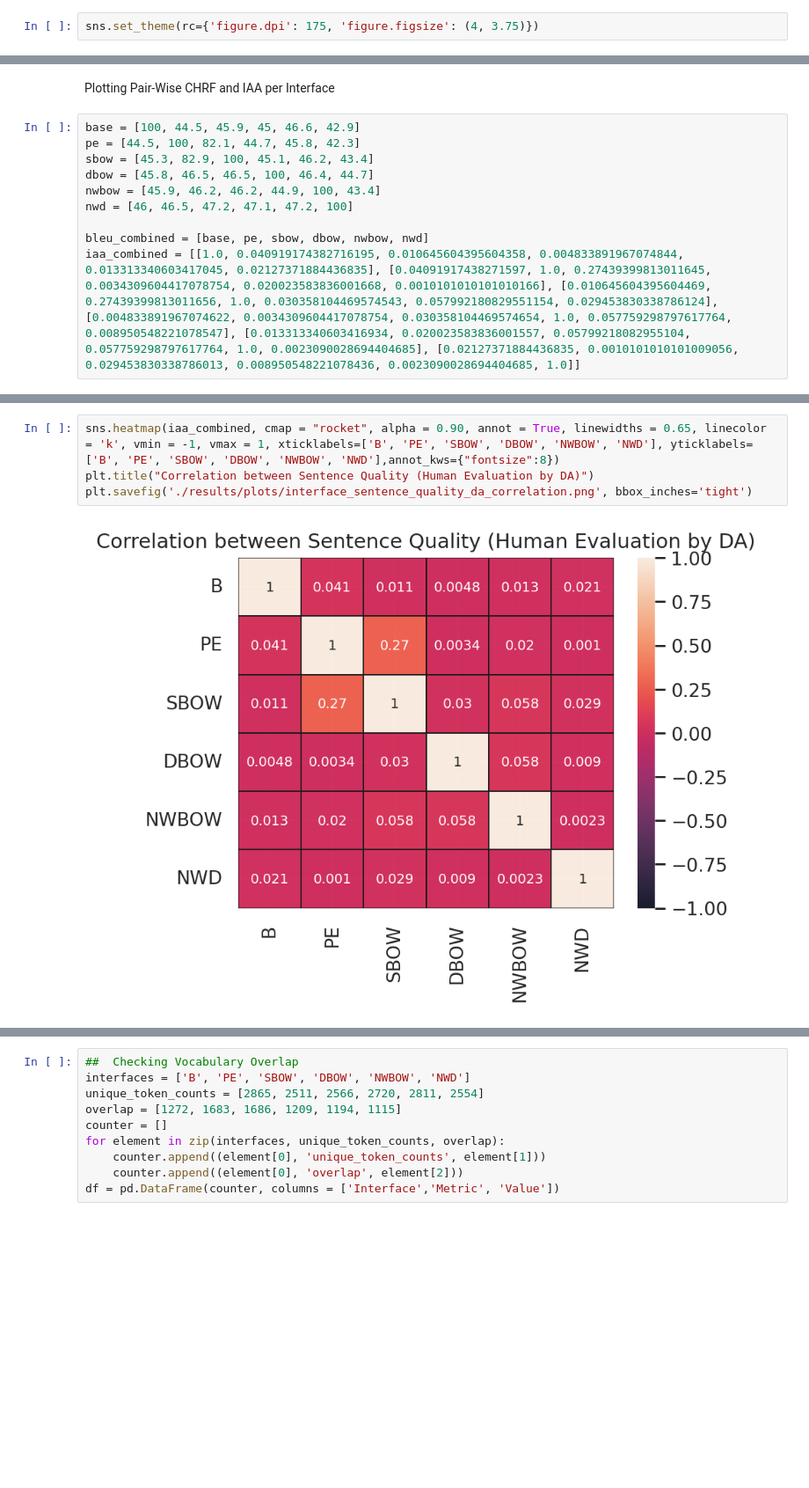
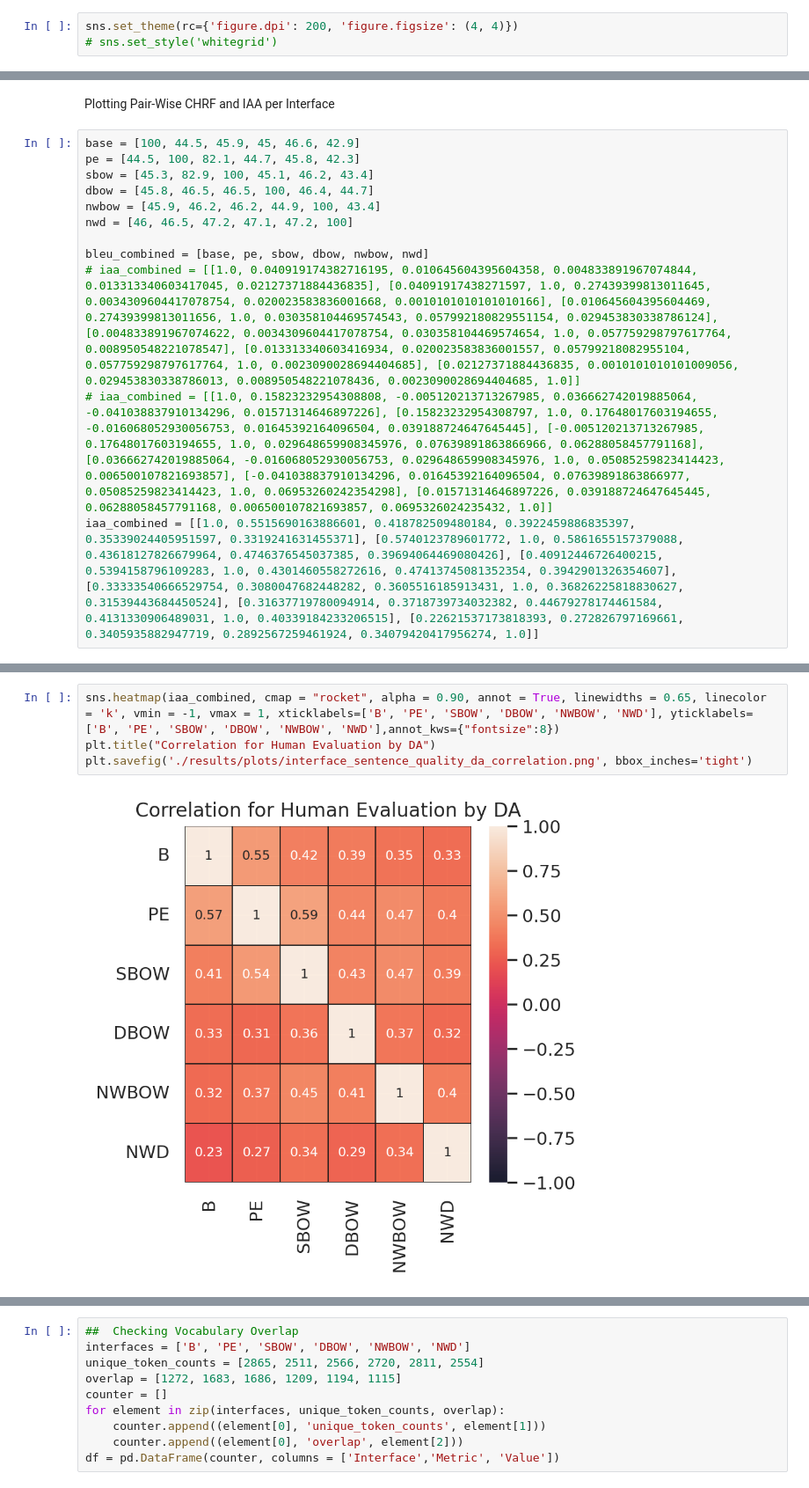
Before and after one commit to microsoft/INMT-lite, a Jupyter notebook: user-study/scripts/visualize.ipynb, the cells around one changed output, grey strips where cells are left out. Shown at 88% size. Drawn from its saved outputs; the diff is of its cells as text; blank space fills up the shorter version.

```diff
--- a/user-study/scripts/visualize.ipynb
+++ b/user-study/scripts/visualize.ipynb
@@ -13,7 +13,8 @@ with open('./results/analysis_stats.json','r') as file:
 # %% [output]
 [{'B': ['Avg STD', 2.2966507177033493]}, {'PE': ['Avg STD', 2.3444976076555024]}, {'SBOW': ['Avg STD', 3.5526315789473686]}, {'DBOW': ['Avg STD', 6.471291866028708]}, {'NWD': ['Avg STD', 5.49043062200 ...
 # %%
-sns.set_theme(rc={'figure.dpi': 175, 'figure.figsize': (4, 3.75)})
+sns.set_theme(rc={'figure.dpi': 200, 'figure.figsize': (4, 4)})
+# sns.set_style('whitegrid')
 # %%
 rows = []
 tapped_rows = []
@@ -152,4 +153,6 @@ nwbow = [45.9, 46.2, 46.2, 44.9, 100, 43.4]
 nwd = [46, 46.5, 47.2, 47.1, 47.2, 100]
 
 bleu_combined = [base, pe, sbow, dbow, nwbow, nwd]
-iaa_combined = [[1.0, 0.040919174382716195, 0.010645604395604358, 0.004833891967074844, 0.013313340603417045, 0.02127371884436835], [0.04091917438271597, 1.0, 0.27439399813011645, 0.0034309604417078754, 0.020023583836001668, 0.0010101010101010166], [0.010645604395604469, 0.27439399813011656, 1.0, 0.030358104469574543, 0.057992180829551154, 0.029453830338786124], [0.004833891967074622, 0.0034309604417078754, 0.030358104469574654, 1.0, 0.057759298797617764, 0.008950548221078547], [0.013313340603416934, 0.020023583836001557, 0.05799218082955104, 0.057759298797617764, 1.0, 0.0023090028694404685], [0.02127371884436835, 0.0010101010101009056, 0.029453830338786013, 0.008950548221078436, 0.0023090028694404685, 1.0]]
+# iaa_combined = [[1.0, 0.040919174382716195, 0.010645604395604358, 0.004833891967074844, 0.013313340603417045, 0.02127371884436835], [0.04091917438271597, 1.0, 0.27439399813011645, 0.0034309604417078754, 0.020023583836001668, 0.0010101010101010166], [0.010645604395604469, 0.27439399813011656, 1.0, 0.030358104469574543, 0.057992180829551154, 0.029453830338786124], [0.004833891967074622, 0.0034309604417078754, 0.030358104469574654, 1.0, 0.057759298797617764, 0.008950548221078547], [0.013313340603416934, 0.020023583836001557, 0.05799218082955104, 0.057759298797617764, 1.0, 0.0023090028694404685], [0.02127371884436835, 0.0010101010101009056, 0.029453830338786013, 0.008950548221078436, 0.0023090028694404685, 1.0]]
+# iaa_combined = [[1.0, 0.15823232954308808, -0.005120213713267985, 0.036662742019885064, -0.041038837910134296, 0.01571314646897226], [0.15823232954308797, 1.0, 0.17648017603194655, -0.016068052930056753, 0.01645392164096504, 0.039188724647645445], [-0.005120213713267985, 0.17648017603194655, 1.0, 0.029648659908345976, 0.07639891863866966, 0.06288058457791168], [0.036662742019885064, -0.016068052930056753, 0.029648659908345976, 1.0, 0.05085259823414423, 0.006500107821693857], [-0.041038837910134296, 0.01645392164096504, 0.07639891863866977, 0.05085259823414423, 1.0, 0.06953260242354298], [0.01571314646897226, 0.039188724647645445, 0.06288058457791168, 0.006500107821693857, 0.0695326024235432, 1.0]]
+iaa_combined = [[1.0, 0.5515690163886601, 0.418782509480184, 0.3922459886835397, 0.35339024405951597, 0.3319241631455371], [0.5740123789601772, 1.0, 0.5861655157379088, 0.43618127826679964, 0.4746376545037385, 0.39694064469080426], [0.40912446726400215, 0.5394158796109283, 1.0, 0.4301460558272616, 0.47413745081352354, 0.3942901326354607], [0.33333540666529754, 0.3080047682448282, 0.3605516185913431, 1.0, 0.36826225818830627, 0.31539443684450524], [0.31637719780094914, 0.3718739734032382, 0.44679278174461584, 0.4131330906489031, 1.0, 0.40339184233206515], [0.22621537173818393, 0.272826797169661, 0.3405935882947719, 0.2892567259461924, 0.34079420417956274, 1.0]]
@@ -156,9 +161,9 @@ iaa_combined = [[1.0, 0.040919174382716195, 0.010645604395604358, 0.004833891967
 # %%
 sns.heatmap(iaa_combined, cmap = "rocket", alpha = 0.90, annot = True, linewidths = 0.65, linecolor = 'k', vmin = -1, vmax = 1, xticklabels=['B', 'PE', 'SBOW', 'DBOW', 'NWBOW', 'NWD'], yticklabels=['B', 'PE', 'SBOW', 'DBOW', 'NWBOW', 'NWD'],annot_kws={"fontsize":8})
-plt.title("Correlation between Sentence Quality (Human Evaluation by DA)")
+plt.title("Correlation for Human Evaluation by DA")
 plt.savefig('./results/plots/interface_sentence_quality_da_correlation.png', bbox_inches='tight')
 # %% [output]
-[figure, old version]
+[figure, new version]
 # %%
 x_axis_labels = ['B', 'PE', 'SBOW', 'DBOW', 'NWBOW', 'NWD']
 y_axis_labels = ['B', 'PE', 'SBOW', 'DBOW', 'NWBOW', 'NWD']
```
Also changed, not shown: parts of 4 cells of this notebook, 17 other files.
